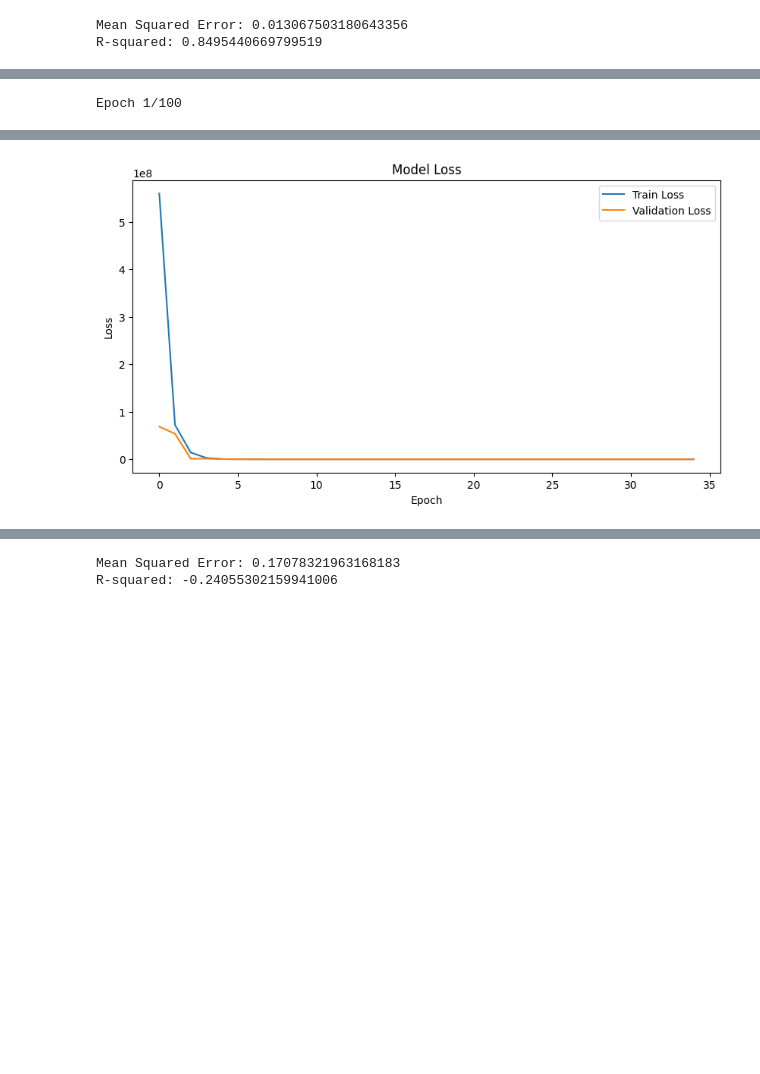
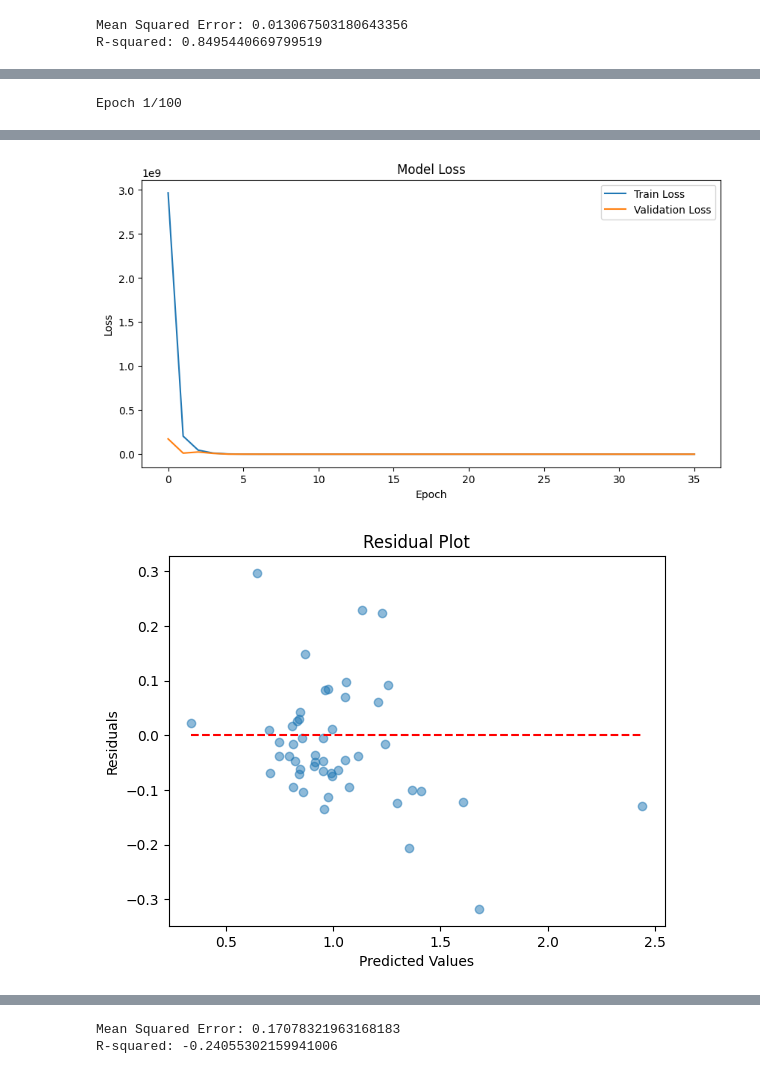
Before and after one commit to amirtarkian/DataModels2024, a Jupyter notebook: data/models.ipynb, the cells around one changed output, grey strips where cells are left out. Cells and saved outputs as stored; diff of their text form; code cells hidden in the pictures; blank space fills up the shorter version.

```diff
--- a/data/models.ipynb
+++ b/data/models.ipynb
@@ -168,7 +182,8 @@ from sklearn.model_selection import GridSearchCV
 
 
 model = Sequential([
-    Dense(100, activation='relu', input_shape=(X_train.shape[1],)),
+    Dense(50, activation='relu', input_shape=(X_train.shape[1],)),
+    Dense(100, activation='relu'),
     Dense(100, activation='relu'),
     Dense(1)
 ])
@@ -187,14 +202,6 @@ r2 = r2_score(y_test, predictions.flatten())
 print(f"Mean Squared Error: {mse}")
 print(f"R-squared: {r2}")
 
-# plt.figure(figsize=(10, 6))
-# plt.scatter(y_test, predictions, alpha=0.5)
-# plt.title('Actual vs. Predicted Values')
-# plt.xlabel('Actual values')
-# plt.ylabel('Predicted values')
-# plt.plot([min(y_test), max(y_test)], [min(y_test), max(y_test)], color='red')  # Diagonal line
-# plt.show()
-
 # Plotting loss
 plt.figure(figsize=(10, 5))
 plt.plot(history.history['loss'], label='Train Loss')
@@ -205,15 +212,12 @@ plt.xlabel('Epoch')
 plt.legend(loc='upper right')
 plt.show()
 
-# Ensure this part is applicable only if you're tracking accuracy for a classification problem
-if 'accuracy' in history.history:
-    plt.figure(figsize=(10, 5))
-    plt.plot(history.history['accuracy'], label='Train Accuracy')
-    plt.plot(history.history['val_accuracy'], label='Validation Accuracy')
-    plt.title('Model Accuracy')
-    plt.ylabel('Accuracy')
-    plt.xlabel('Epoch')
-    plt.legend(loc='lower right')
-    plt.show()
+residuals = y_test - predictions.flatten()
+plt.scatter(predictions.flatten(), residuals, alpha=0.5)
+plt.title('Residual Plot')
+plt.xlabel('Predicted Values')
+plt.ylabel('Residuals')
+plt.hlines(y=0, xmin=predictions.min(), xmax=predictions.max(), colors='red', linestyles='--')  # Zero line for reference
+plt.show()
 # %% [output]
 Epoch 1/100
@@ -237,4 +241,5 @@ R-squared: 0.9051655417281215
-[figure, old version]
+[figure, new version]
+[figure, added]
 # %%
 # ARIMA
 
```
Also changed, not shown: parts of 3 cells of this notebook, 1 other file.
